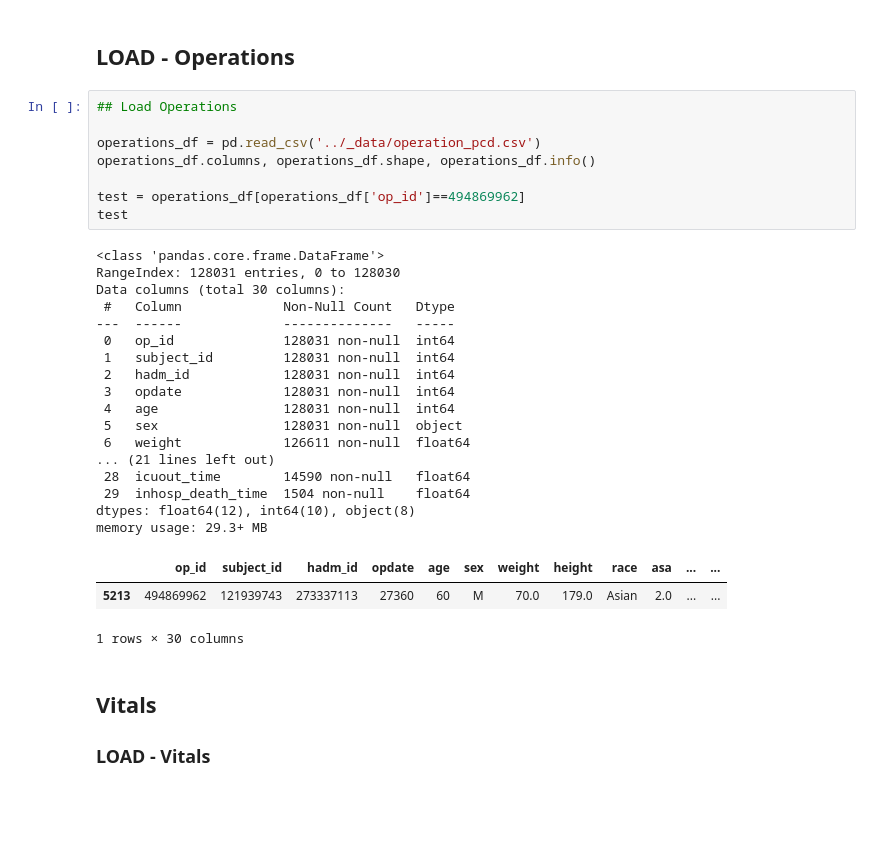
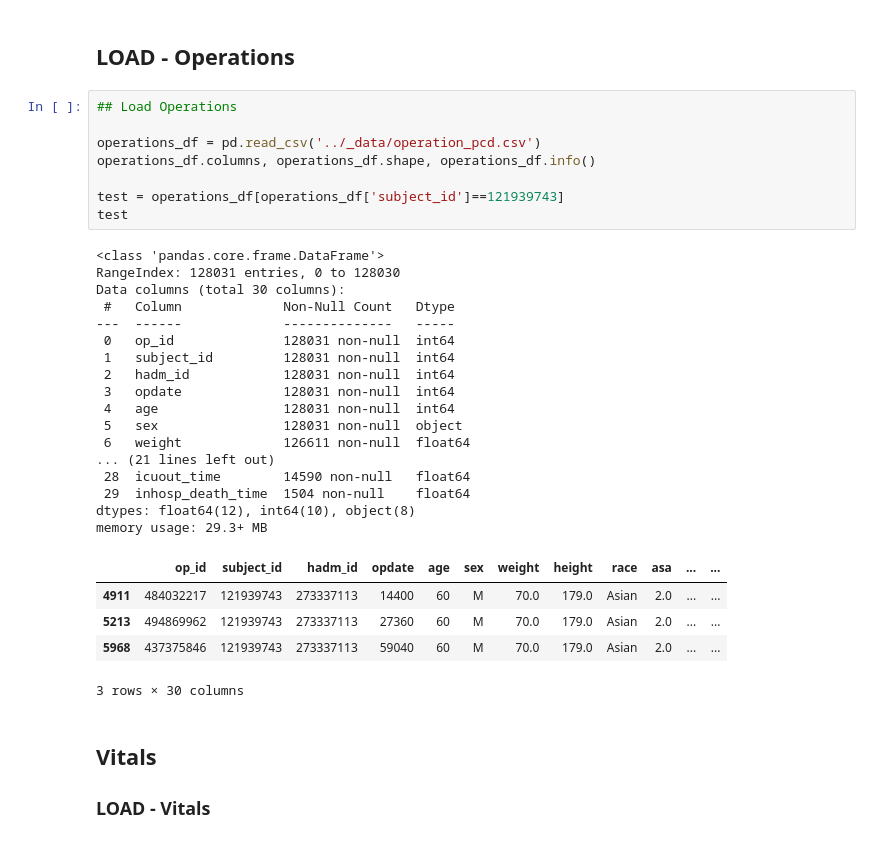
Before and after one commit to j-lepard/Prolonged_Length_of_Stay, a Jupyter notebook: _src/Data_import.ipynb, the cells around one changed output. Cells and saved outputs as stored; diff of their text form; blank space fills up the shorter version.

```diff
--- a/_src/Data_import.ipynb
+++ b/_src/Data_import.ipynb
@@ -7,32 +7,34 @@ from sqlalchemy import create_engine
 # %%
 ## Load Operations
 
 operations_df = pd.read_csv('../_data/operation_pcd.csv')
 operations_df.columns, operations_df.shape, operations_df.info()
 
-test = operations_df[operations_df['op_id']==494869962]
+test = operations_df[operations_df['subject_id']==121939743]
 test
 # %% [output]
 <class 'pandas.core.frame.DataFrame'>
 RangeIndex: 128031 entries, 0 to 128030
 Data columns (total 30 columns):
  #   Column             Non-Null Count   Dtype
 ---  ------             --------------   -----
  0   op_id              128031 non-null  int64
  1   subject_id         128031 non-null  int64
  2   hadm_id            128031 non-null  int64
  3   opdate             128031 non-null  int64
  4   age                128031 non-null  int64
  5   sex                128031 non-null  object
  6   weight             126611 non-null  float64
 ... (21 lines left out)
  28  icuout_time        14590 non-null   float64
  29  inhosp_death_time  1504 non-null    float64
 dtypes: float64(12), int64(10), object(8)
 memory usage: 29.3+ MB
 |  | op_id | subject_id | hadm_id | opdate | age | sex | weight | height | race | asa | ... | ... |
+| 4911 | 484032217 | 121939743 | 273337113 | 14400 | 60 | M | 70.0 | 179.0 | Asian | 2.0 | ... | ... |
 | 5213 | 494869962 | 121939743 | 273337113 | 27360 | 60 | M | 70.0 | 179.0 | Asian | 2.0 | ... | ... |
+| 5968 | 437375846 | 121939743 | 273337113 | 59040 | 60 | M | 70.0 | 179.0 | Asian | 2.0 | ... | ... |
-1 rows × 30 columns
+3 rows × 30 columns
 # %% [markdown]
 ## Vitals
 ### LOAD - Vitals
```
Also changed, not shown: parts of 10 cells of this notebook.
